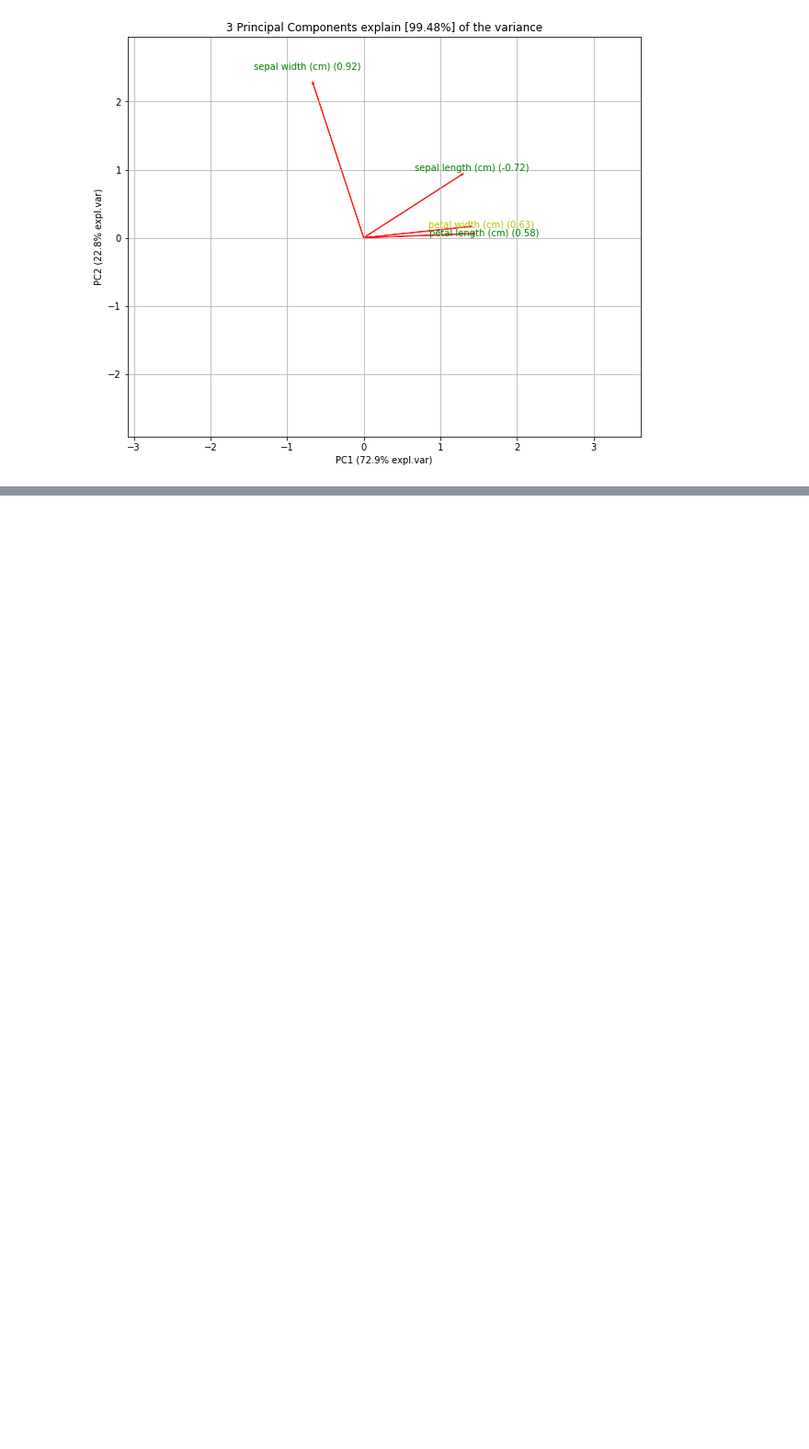
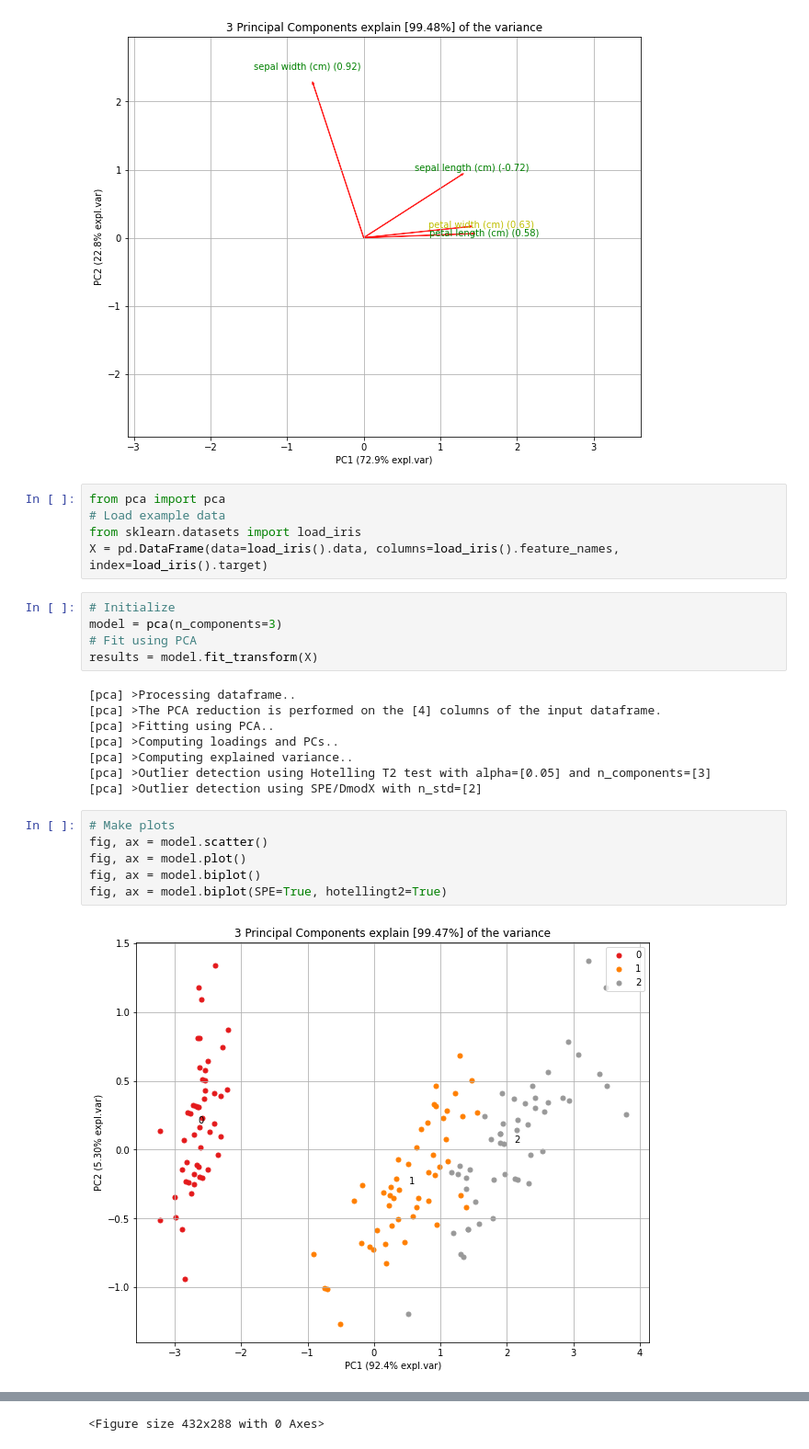
Before and after one commit to erdogant/pca, a Jupyter notebook: notebooks/pca_examples.ipynb, the cells around one changed output, grey strips where cells are left out. Shown: that part at 92% size. Cells and saved outputs as stored; diff of their text form; blank space fills up the shorter version.

```diff
--- a/notebooks/pca_examples.ipynb
+++ b/notebooks/pca_examples.ipynb
@@ -81,3 +81,29 @@ fig, ax = model.biplot(label=True, legend=False)
 fig, ax = model.biplot(cmap=None, label=False, legend=False)
 # %% [output]
 [figure]
+# %%
+from pca import pca
+# Load example data
+from sklearn.datasets import load_iris
+X = pd.DataFrame(data=load_iris().data, columns=load_iris().feature_names, index=load_iris().target)
+# %%
+# Initialize
+model = pca(n_components=3)
+# Fit using PCA
+results = model.fit_transform(X)
+# %% [output]
+[pca] >Processing dataframe..
+[pca] >The PCA reduction is performed on the [4] columns of the input dataframe.
+[pca] >Fitting using PCA..
+[pca] >Computing loadings and PCs..
+[pca] >Computing explained variance..
+[pca] >Outlier detection using Hotelling T2 test with alpha=[0.05] and n_components=[3]
+[pca] >Outlier detection using SPE/DmodX with n_std=[2]
+# %%
+# Make plots
+fig, ax = model.scatter()
+fig, ax = model.plot()
+fig, ax = model.biplot()
+fig, ax = model.biplot(SPE=True, hotellingt2=True)
+# %% [output]
+[figure, added]
@@ -83,0 +111 @@ fig, ax = model.biplot(cmap=None, label=False, legend=False)
+<Figure size 432x288 with 0 Axes>
```
Also changed, not shown: parts of 4 cells of this notebook.
